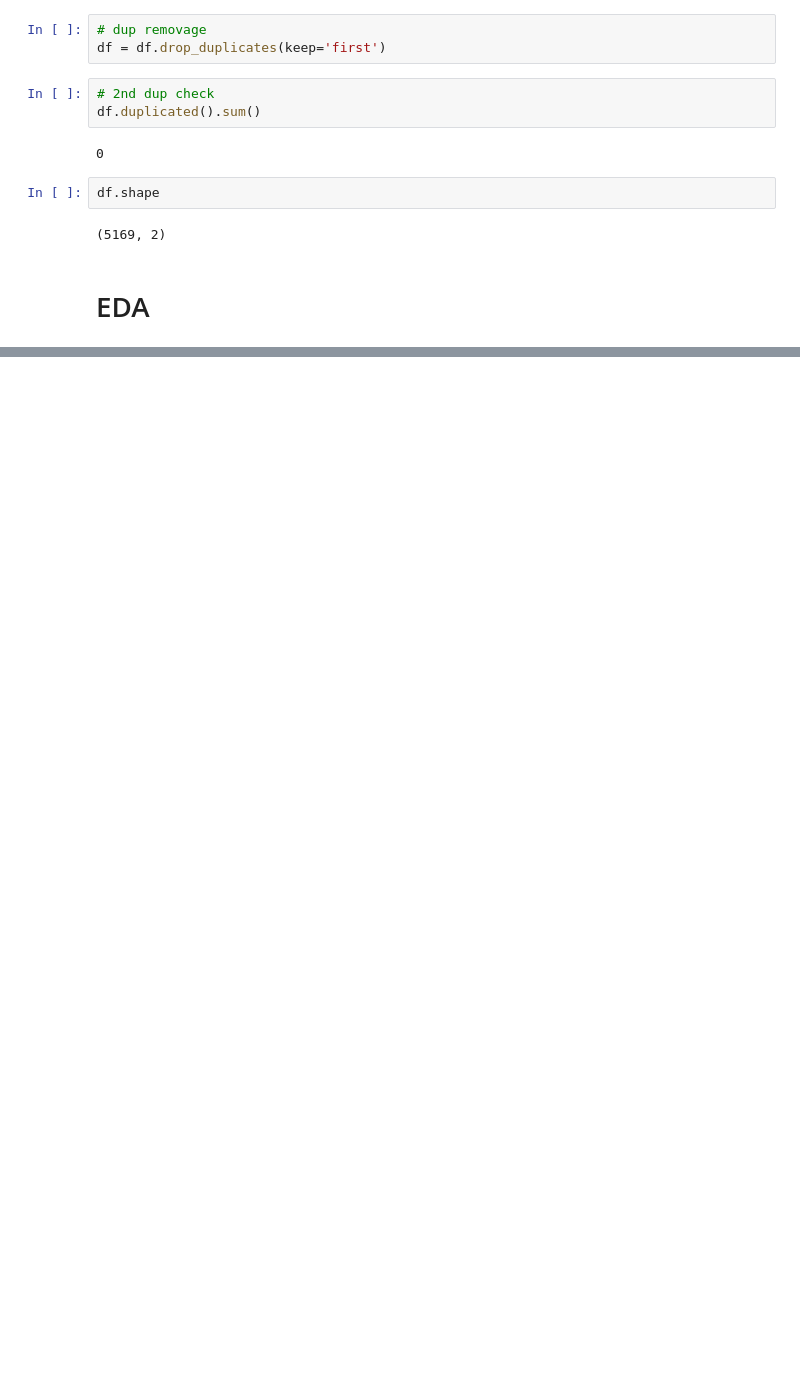
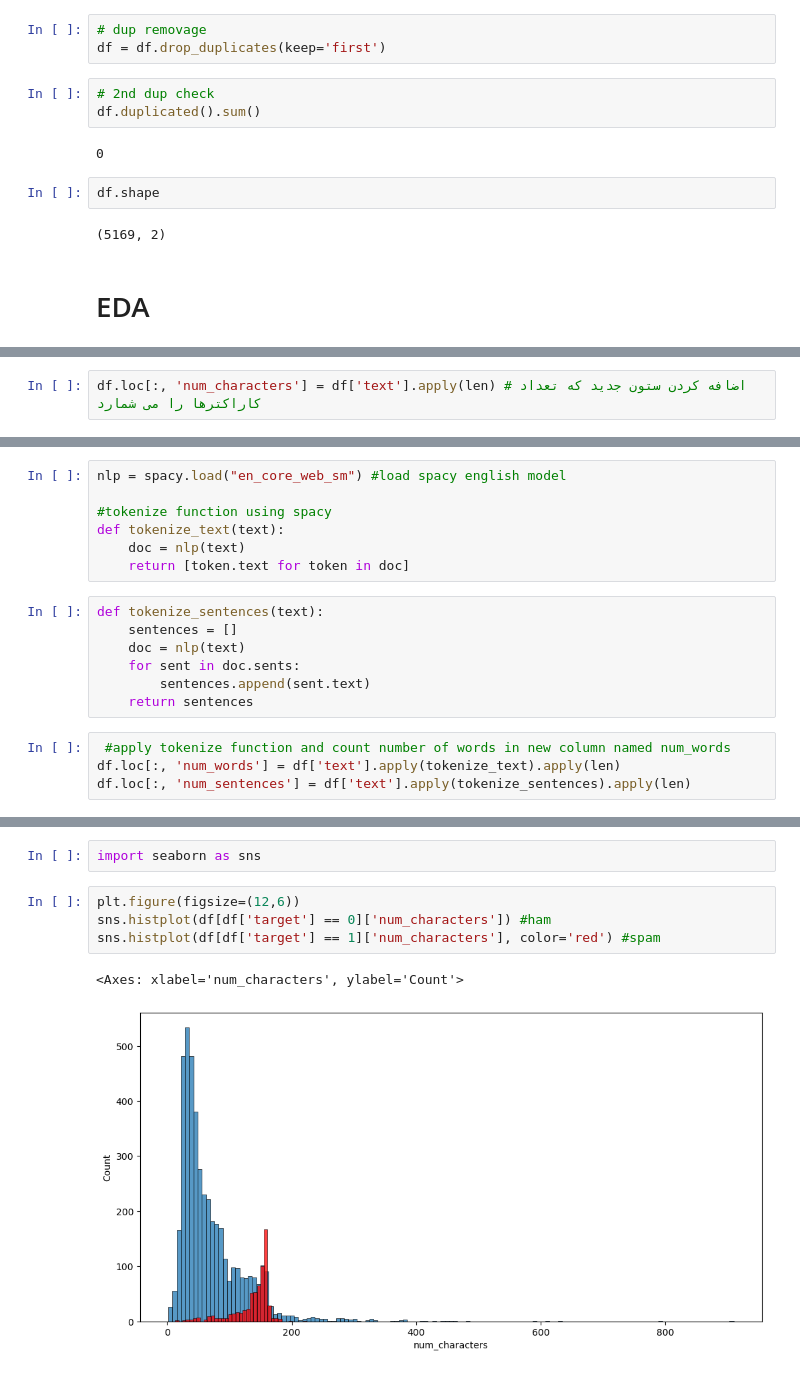
Before and after one commit to mahanrezaie/Spam_classification, a Jupyter notebook: spam-detection.ipynb, the cells around one changed output, grey strips where cells are left out. Drawn from its saved outputs; the diff is of its cells as text; blank space fills up the shorter version.

```diff
--- a/spam-detection.ipynb
+++ b/spam-detection.ipynb
@@ -107,0 +134,2 @@ df.shape
+# %%
+df.loc[:, 'num_characters'] = df['text'].apply(len) # اضافه کردن ستون جدید که تعداد کاراکترها را می شمارد
@@ -107,0 +151,18 @@ df.shape
+# %%
+nlp = spacy.load("en_core_web_sm") #load spacy english model
+
+#tokenize function using spacy
+def tokenize_text(text):
+    doc = nlp(text)
+    return [token.text for token in doc]
+# %%
+def tokenize_sentences(text):
+    sentences = []
+    doc = nlp(text)
+    for sent in doc.sents:
+        sentences.append(sent.text)
+    return sentences
+# %%
+ #apply tokenize function and count number of words in new column named num_words
+df.loc[:, 'num_words'] = df['text'].apply(tokenize_text).apply(len)
+df.loc[:, 'num_sentences'] = df['text'].apply(tokenize_sentences).apply(len)
@@ -107,0 +227,9 @@ df.shape
+# %%
+import seaborn as sns
+# %%
+plt.figure(figsize=(12,6))
+sns.histplot(df[df['target'] == 0]['num_characters']) #ham
+sns.histplot(df[df['target'] == 1]['num_characters'], color='red') #spam
+# %% [output]
+<Axes: xlabel='num_characters', ylabel='Count'>
+[figure, added]
```
Also changed, not shown: parts of 47 cells of this notebook, 7 other files.
